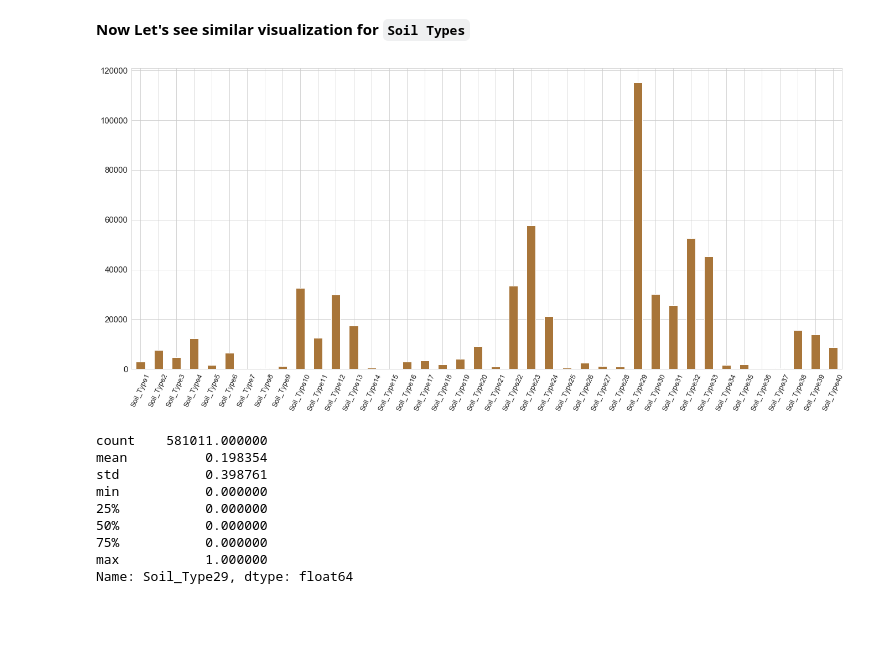
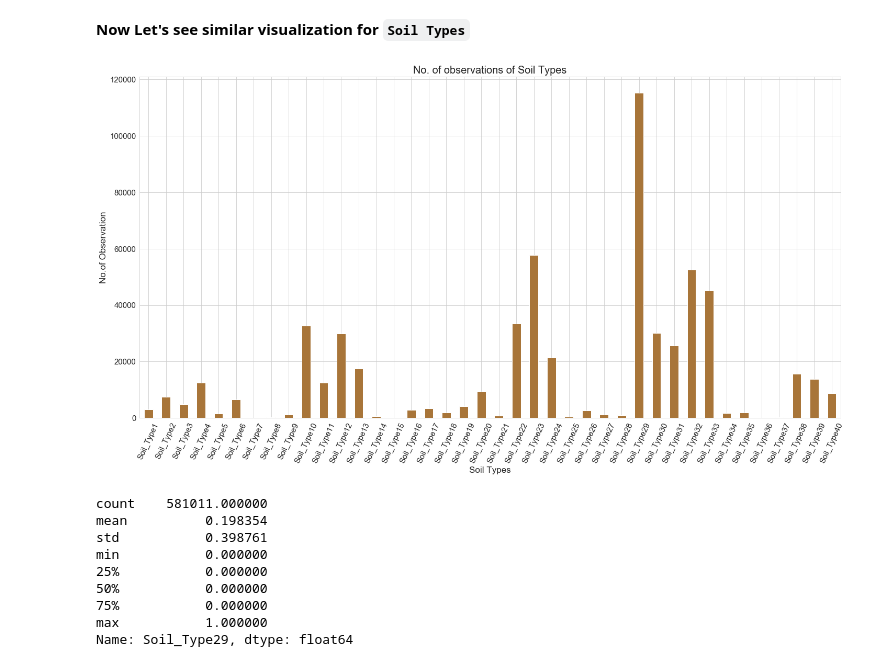
Before and after one commit to JuzerShakir/Forest_Cover-Type, a Jupyter notebook: result.ipynb, the cells around one changed output. Cells and saved outputs as stored; diff of their text form; code cells hidden in the pictures; blank space fills up the shorter version.

```diff
--- a/result.ipynb
+++ b/result.ipynb
@@ -446,23 +464,31 @@ dtype: int64
 # %%
 ####    3    #####
 # Bar plot
 # Soil Type Count
 
 # plot bg
 sns.set_style("whitegrid")
 
 # select all rows and first 4 columns, plot horizontal bar with given size using color defined
-binary_fea.iloc[:,4:].sum().plot(kind='bar', figsize=(23, 10), color='#a87539')
+binary_fea.iloc[:,4:].sum().plot(kind='bar', figsize=(24, 12), color='#a87539')
+
+# Title of the graph
+plt.title('No. of observations of Soil Types', size = 20)
+
+# Horizontal axis Label
+plt.xlabel('Soil Types', size = 17)
+# Vertical axis Label
+plt.ylabel('No.of Observation', size = 17)
 
 # x-axis label size, setting label rotations
-plt.xticks(rotation = 65, size = 13)
+plt.xticks(rotation = 65, size = 15)
 # y-axis label size
 plt.yticks(size = 15)
 
 # display plot
 plt.show()
 # %% [output]
-[figure, old version]
+[figure, new version]
 # %%
 binary_fea.loc[:,'Soil_Type29'].describe()
 # %% [output]
```
Also changed, not shown: parts of 6 cells of this notebook.
